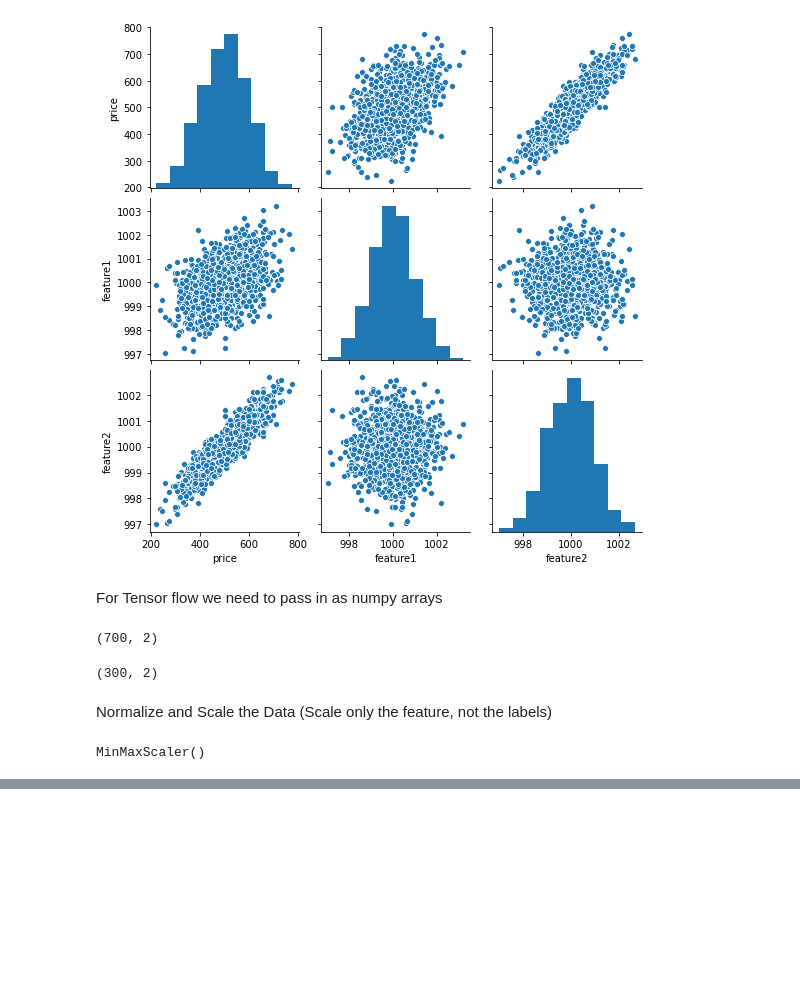
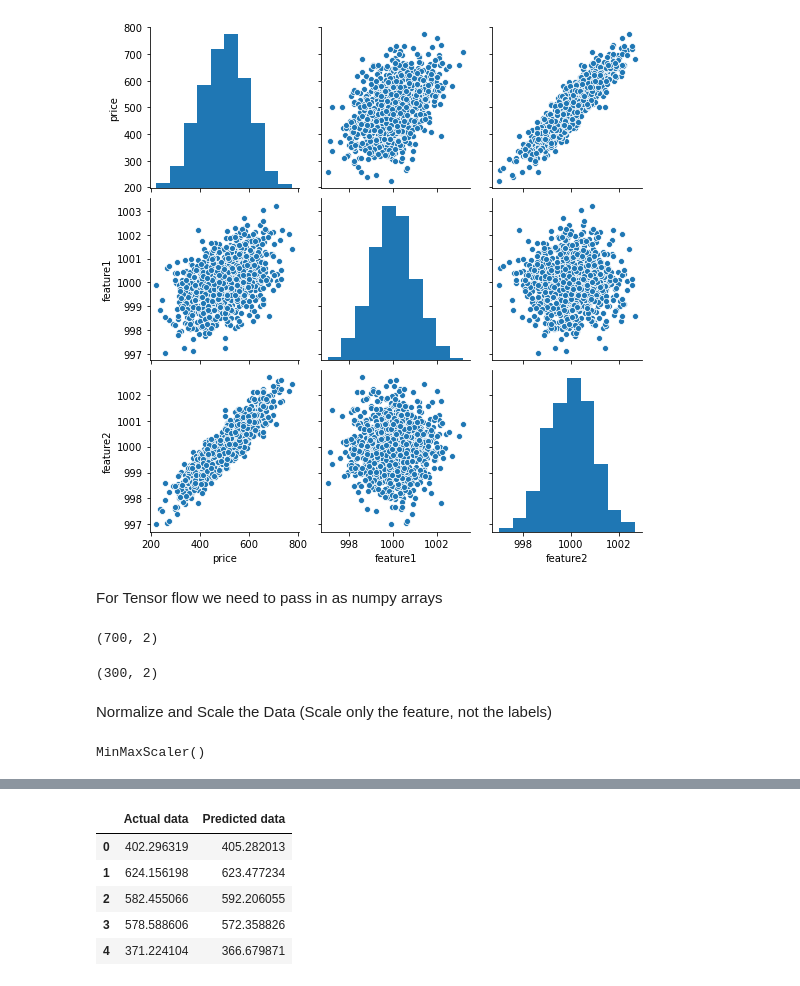
Before and after one commit to ShimnaA/DeepLearning, a Jupyter notebook: TensonFlow_Basics.ipynb, the cells around one changed output, grey strips where cells are left out. Saved outputs shown, nothing was run; the diff lists cells and outputs as text; code cells hidden in the pictures; blank space fills up the shorter version.

```diff
--- a/TensonFlow_Basics.ipynb
+++ b/TensonFlow_Basics.ipynb
@@ -57,0 +174,9 @@ from tensorflow.keras.layers import Dense
+# %%
+df_testdata.head()
+# %% [output]
+|  | Actual data | Predicted data |
+| 0 | 402.296319 | 405.282013 |
+| 1 | 624.156198 | 623.477234 |
+| 2 | 582.455066 | 592.206055 |
+| 3 | 578.588606 | 572.358826 |
+| 4 | 371.224104 | 366.679871 |
```
Also changed, not shown: parts of 31 cells of this notebook, 2 other files.
